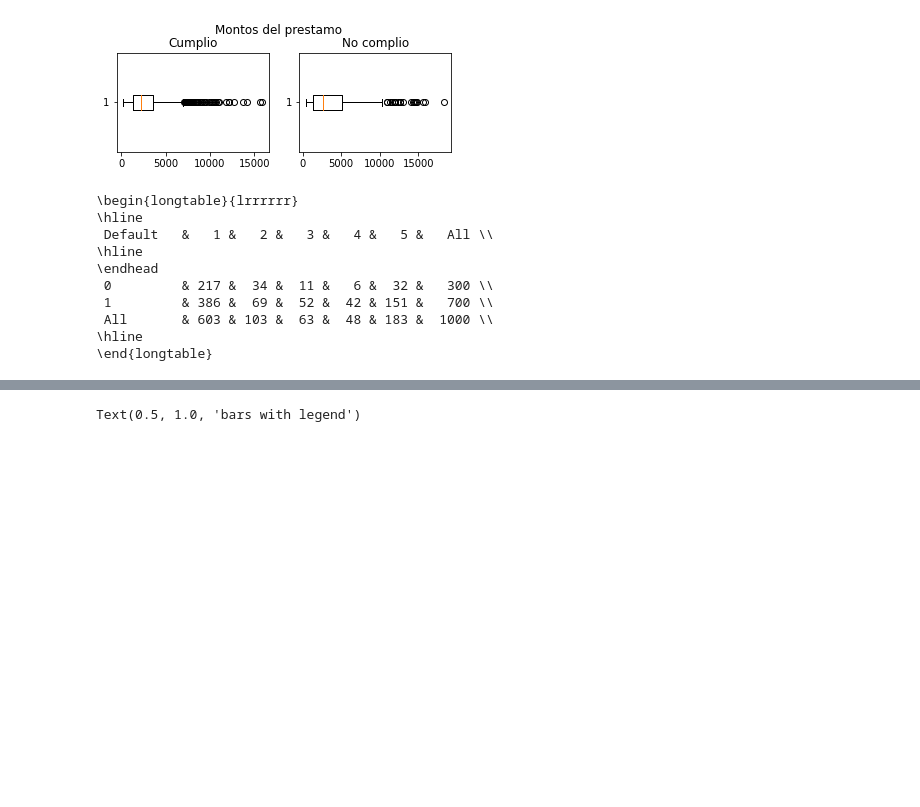
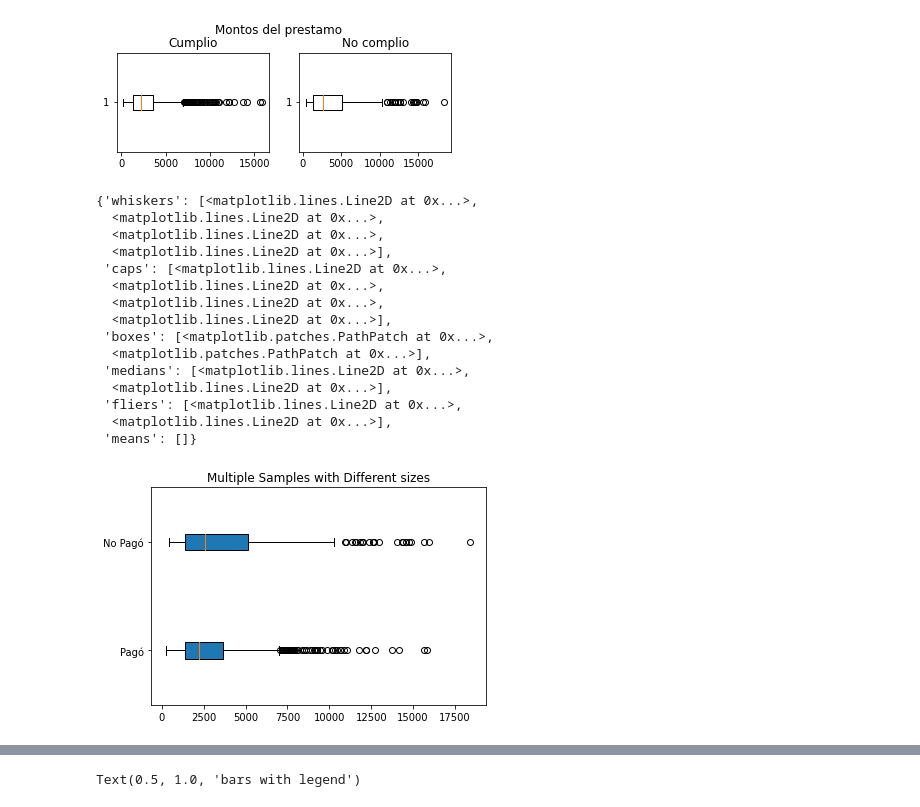
Before and after one commit to Afr063426/Proyecto_Est_Act_II, a Jupyter notebook: codigo.ipynb, the cells around one changed output, grey strips where cells are left out. Cells and saved outputs as stored; diff of their text form; code cells hidden in the pictures; blank space fills up the shorter version.

```diff
--- a/codigo.ipynb
+++ b/codigo.ipynb
@@ -153,18 +123,25 @@ plt.suptitle("Montos del prestamo")
 plt.show()
 # %% [output]
 [figure]
-# %%
-##A table count savings and default
-savings_default=pd.crosstab(index=data['Default'],columns=data['Ahorros'],margins=True)
-print(tabulate(savings_default,headers='keys',tablefmt='latex_longtable'))
-# %% [output]
-\begin{longtable}{lrrrrrr}
-\hline
- Default   &   1 &   2 &   3 &   4 &   5 &   All \\
-\hline
-\endhead
- 0         & 217 &  34 &  11 &   6 &  32 &   300 \\
- 1         & 386 &  69 &  52 &  42 & 151 &   700 \\
- All       & 603 & 103 &  63 &  48 & 183 &  1000 \\
-\hline
-\end{longtable}
+# %%
+datosG2 = [datosG1[datosG1["Default"]==1].Monto, datosG1[datosG1["Default"]==0].Monto]
+fig7, ax7 = plt.subplots()
+ax7.set_title('Multiple Samples with Different sizes')
+ax7.boxplot(datosG2,vert=False, labels=["Pagó", "No Pagó"], patch_artist=True)
+# %% [output]
+{'whiskers': [<matplotlib.lines.Line2D at 0x...>,
+  <matplotlib.lines.Line2D at 0x...>,
+  <matplotlib.lines.Line2D at 0x...>,
+  <matplotlib.lines.Line2D at 0x...>],
+ 'caps': [<matplotlib.lines.Line2D at 0x...>,
+  <matplotlib.lines.Line2D at 0x...>,
+  <matplotlib.lines.Line2D at 0x...>,
+  <matplotlib.lines.Line2D at 0x...>],
+ 'boxes': [<matplotlib.patches.PathPatch at 0x...>,
+  <matplotlib.patches.PathPatch at 0x...>],
+ 'medians': [<matplotlib.lines.Line2D at 0x...>,
+  <matplotlib.lines.Line2D at 0x...>],
+ 'fliers': [<matplotlib.lines.Line2D at 0x...>,
+  <matplotlib.lines.Line2D at 0x...>],
+ 'means': []}
+[figure, added]
```
Also changed, not shown: parts of 11 cells of this notebook.
